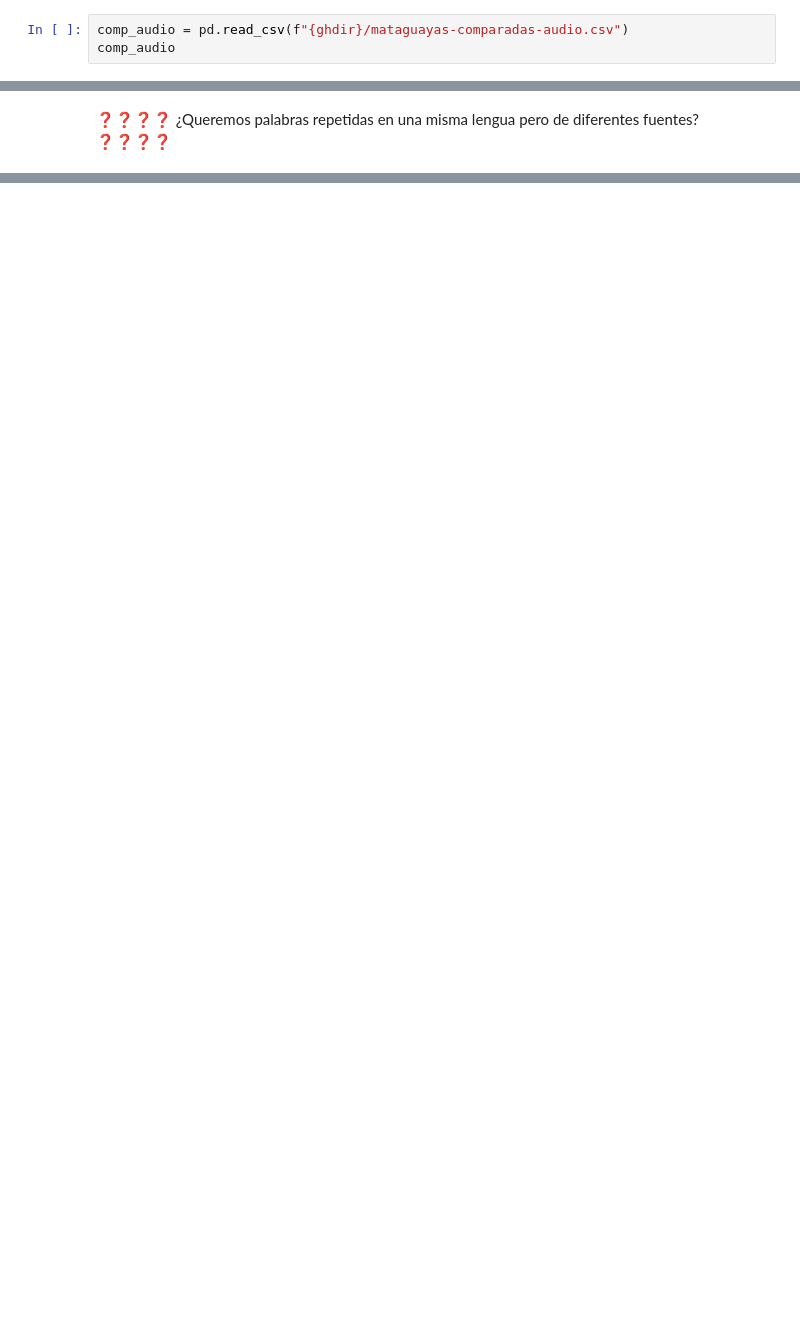
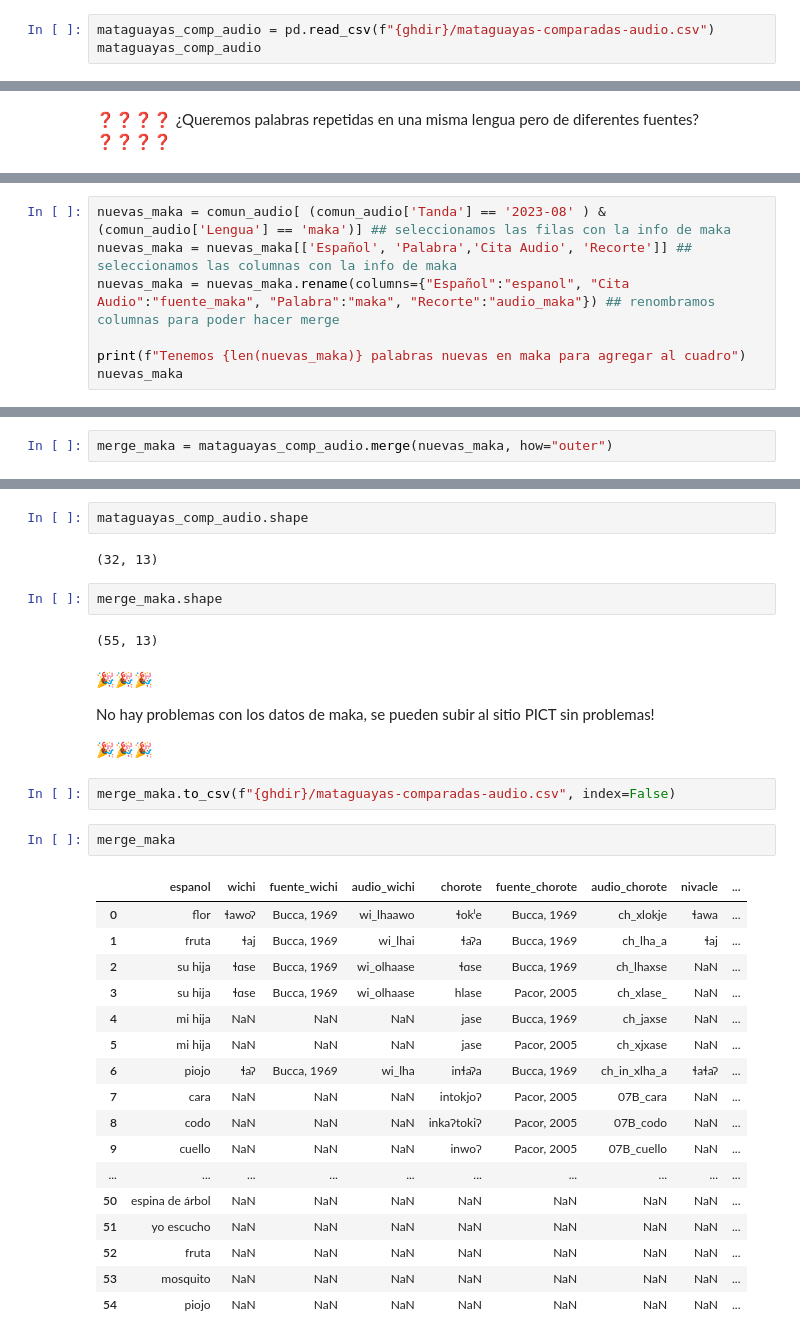
Before and after one commit to nidiah/PICT-2020, a Jupyter notebook: resultados-gh-2023-ago.ipynb, the cells around one changed output, grey strips where cells are left out. Cells and saved outputs as stored; diff of their text form; blank space fills up the shorter version.

```diff
--- a/resultados-gh-2023-ago.ipynb
+++ b/resultados-gh-2023-ago.ipynb
@@ -341,6 +355,6 @@ nuevas_chorote.head()
 # %%
-comp_audio = pd.read_csv(f"{ghdir}/mataguayas-comparadas-audio.csv")
-comp_audio
+mataguayas_comp_audio = pd.read_csv(f"{ghdir}/mataguayas-comparadas-audio.csv")
+mataguayas_comp_audio
 # %% [output]
 |  | espanol | wichi | fuente_wichi | audio_wichi | chorote | fuente_chorote | audio_chorote | nivacle | ... |
 | 0 | flor | ɬawoʔ | Bucca, 1969 | wi_lhaawo | ɬokʲe | Bucca, 1969 | ch_xlokje | ɬawa | ... |
@@ -379,0 +447,7 @@ comp_audio.merge(nuevas_chorote, how="outer")[30:40]
+# %%
+nuevas_maka = comun_audio[ (comun_audio['Tanda'] == '2023-08' ) & (comun_audio['Lengua'] == 'maka')] ## seleccionamos las filas con la info de maka
+nuevas_maka = nuevas_maka[['Español', 'Palabra','Cita Audio', 'Recorte']] ## seleccionamos las columnas con la info de maka
+nuevas_maka = nuevas_maka.rename(columns={"Español":"espanol", "Cita Audio":"fuente_maka", "Palabra":"maka", "Recorte":"audio_maka"}) ## renombramos columnas para poder hacer merge
+
+print(f"Tenemos {len(nuevas_maka)} palabras nuevas en maka para agregar al cuadro")
+nuevas_maka
@@ -379,0 +475,2 @@ comp_audio.merge(nuevas_chorote, how="outer")[30:40]
+# %%
+merge_maka = mataguayas_comp_audio.merge(nuevas_maka, how="outer")
@@ -380,3 +494,39 @@ comp_audio.merge(nuevas_chorote, how="outer")[30:40]
+# %%
+mataguayas_comp_audio.shape
+# %% [output]
+(32, 13)
+# %%
+merge_maka.shape
+# %% [output]
+(55, 13)
+# %% [markdown]
+🎉🎉🎉
+
+No hay problemas con los datos de maka, se pueden subir al sitio PICT sin problemas!
+
+🎉🎉🎉
+# %%
+merge_maka.to_csv(f"{ghdir}/mataguayas-comparadas-audio.csv", index=False)
+# %%
+merge_maka
+# %% [output]
+|  | espanol | wichi | fuente_wichi | audio_wichi | chorote | fuente_chorote | audio_chorote | nivacle | ... |
+| 0 | flor | ɬawoʔ | Bucca, 1969 | wi_lhaawo | ɬokʲe | Bucca, 1969 | ch_xlokje | ɬawa | ... |
+| 1 | fruta | ɬaj | Bucca, 1969 | wi_lhai | ɬaʔa | Bucca, 1969 | ch_lha_a | ɬaj | ... |
+| 2 | su hija | ɬɑse | Bucca, 1969 | wi_olhaase | ɬɑse | Bucca, 1969 | ch_lhaxse | NaN | ... |
+| 3 | su hija | ɬɑse | Bucca, 1969 | wi_olhaase | hlase | Pacor, 2005 | ch_xlase_ | NaN | ... |
+| 4 | mi hija | NaN | NaN | NaN | jase | Bucca, 1969 | ch_jaxse | NaN | ... |
+| 5 | mi hija | NaN | NaN | NaN | jase | Pacor, 2005 | ch_xjxase | NaN | ... |
+| 6 | piojo | ɬaʔ | Bucca, 1969 | wi_lha | inɬaʔa | Bucca, 1969 | ch_in_xlha_a | ɬaɬaʔ | ... |
+| 7 | cara | NaN | NaN | NaN | intokjoɁ | Pacor, 2005 | 07B_cara | NaN | ... |
+| 8 | codo | NaN | NaN | NaN | inkaɁtokiɁ | Pacor, 2005 | 07B_codo | NaN | ... |
+| 9 | cuello | NaN | NaN | NaN | inwoɁ | Pacor, 2005 | 07B_cuello | NaN | ... |
+| ... | ... | ... | ... | ... | ... | ... | ... | ... | ... |
+| 50 | espina de árbol | NaN | NaN | NaN | NaN | NaN | NaN | NaN | ... |
+| 51 | yo escucho | NaN | NaN | NaN | NaN | NaN | NaN | NaN | ... |
+| 52 | fruta | NaN | NaN | NaN | NaN | NaN | NaN | NaN | ... |
+| 53 | mosquito | NaN | NaN | NaN | NaN | NaN | NaN | NaN | ... |
+| 54 | piojo | NaN | NaN | NaN | NaN | NaN | NaN | NaN | ... |
 # %%
 # Siguientes pasos una vez que se resuelva lo de arriba:
 #     - guardar el merge en `../pict_glotales/_data/mataguayas-comparadas-audio.csv`
```
Also changed, not shown: parts of 20 cells of this notebook.
